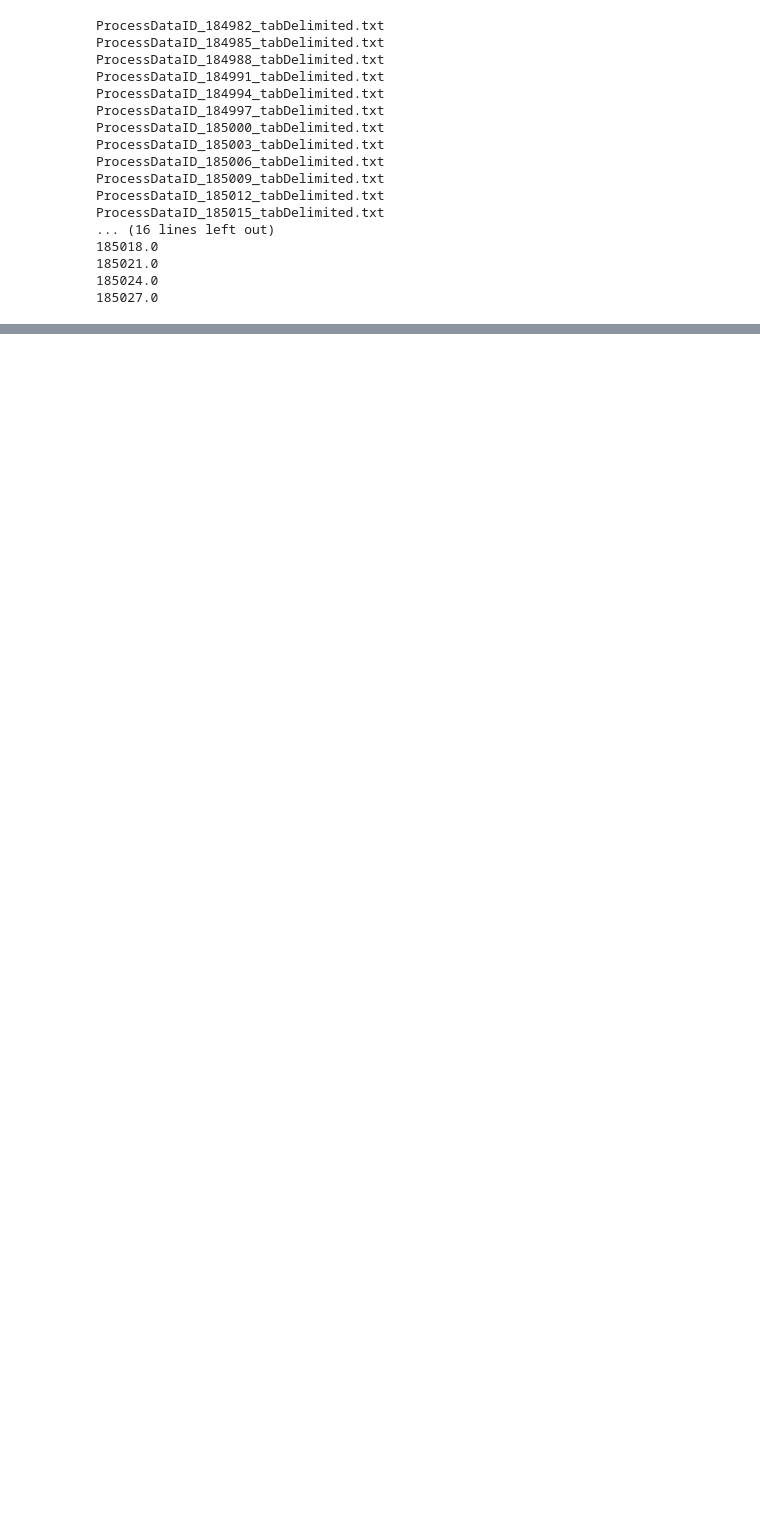
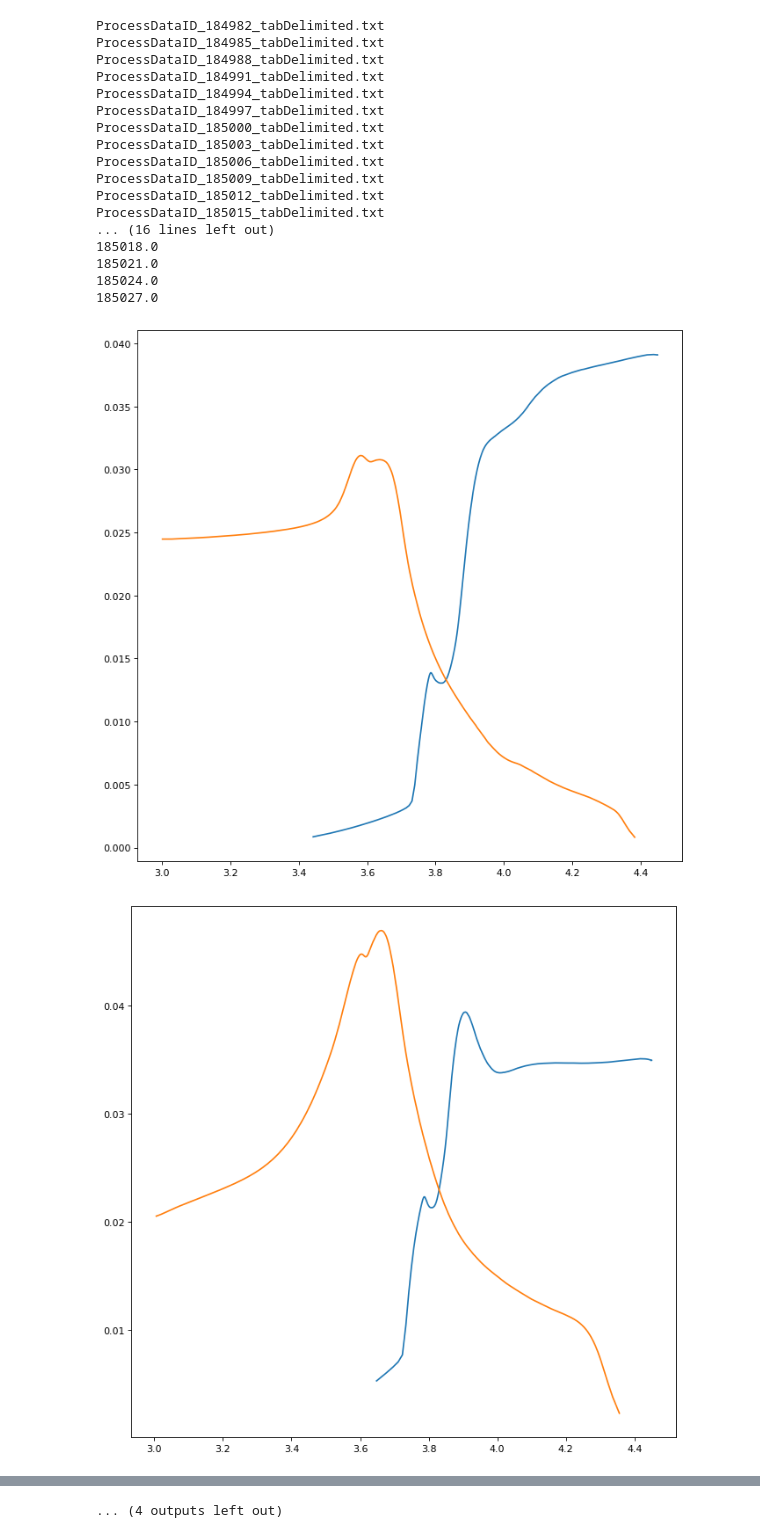
Before and after one commit to cheolhojang/data-driven-prediction-of-battery-cycle-life-before-capacity-degradation, a Jupyter notebook: CJ_work/interpolation.ipynb, the cells around one changed output, grey strips where cells are left out. Saved outputs shown, nothing was run; the diff lists cells and outputs as text; code cells hidden in the pictures; blank space fills up the shorter version.

```diff
--- a/CJ_work/interpolation.ipynb
+++ b/CJ_work/interpolation.ipynb
@@ -76,0 +80,6 @@ plt.plot(hundth_dis['Voltage_V'], hundth_dis['difference'])
+# %%
+for i in path_list:
+    interp(i)
+# %% [output]
+[figure, added]
+[figure, added]
@@ -76,0 +96 @@ plt.plot(hundth_dis['Voltage_V'], hundth_dis['difference'])
+... (4 outputs left out)
```
Also changed, not shown: parts of 3 cells of this notebook.
